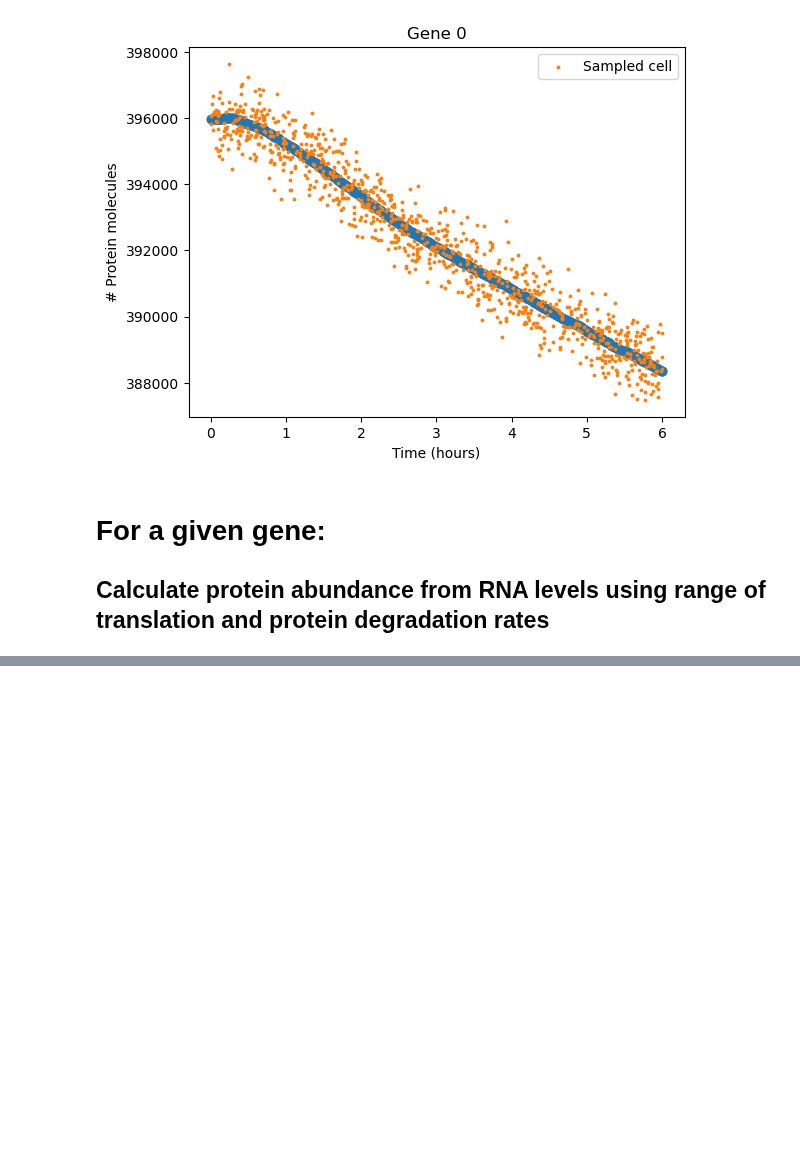
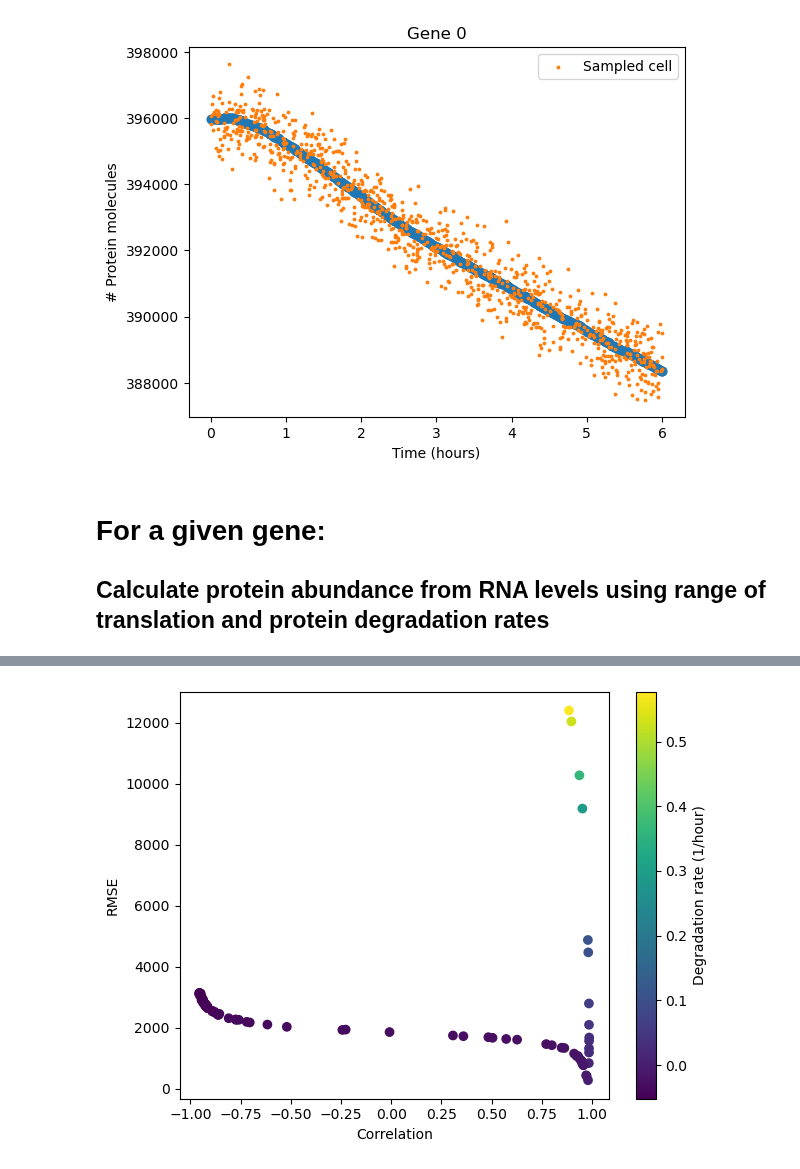
Before and after one commit to reliscu/chronocell_simulations, a Jupyter notebook: simulate_protein_imputation.ipynb, the cells around one changed output, grey strips where cells are left out. Drawn from its saved outputs; the diff is of its cells as text; code cells hidden in the pictures; blank space fills up the shorter version.

```diff
--- a/simulate_protein_imputation.ipynb
+++ b/simulate_protein_imputation.ipynb
@@ -156,0 +126,21 @@ array([[5.74777220e-03],
+# %%
+deg_rate_dev = sampled_deg_rates[gene_idx, :] - phi[gene_idx, -1]
+
+fig, ax = plt.subplots()
+
+sc = ax.scatter(
+    sampled_deg_corrs[:, gene_idx],
+    sampled_deg_errors[gene_idx, :],
+    c=deg_rate_dev
+)
+
+ax.set_xlabel("Correlation")
+ax.set_ylabel("RMSE")
+
+cbar = fig.colorbar(sc, ax=ax)          # colorbar for the color scale
+cbar.set_label("Degradation rate (1/hour)")
+
+plt.tight_layout()
+plt.show()
+# %% [output]
+[figure, added]
```
Also changed, not shown: parts of 15 cells of this notebook, 1 other file.
